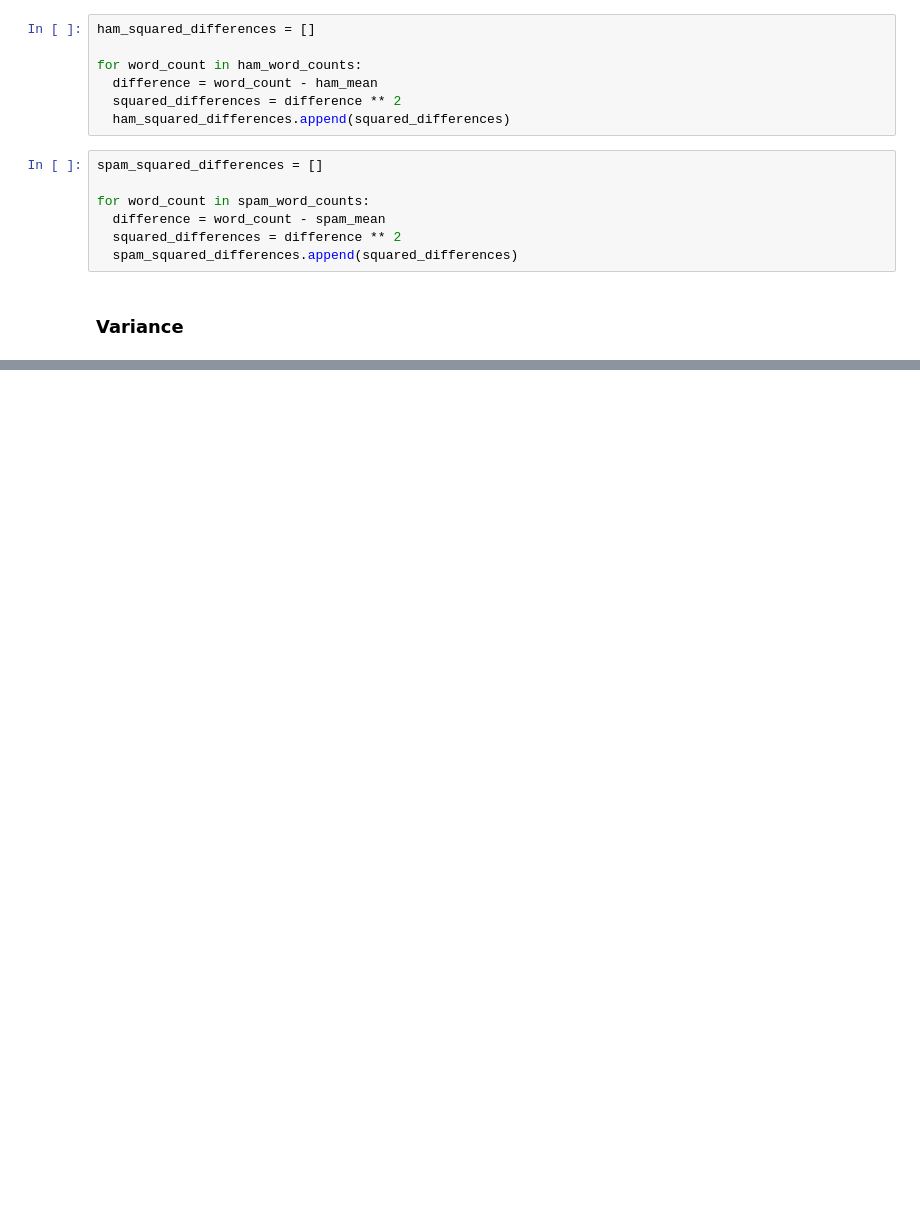
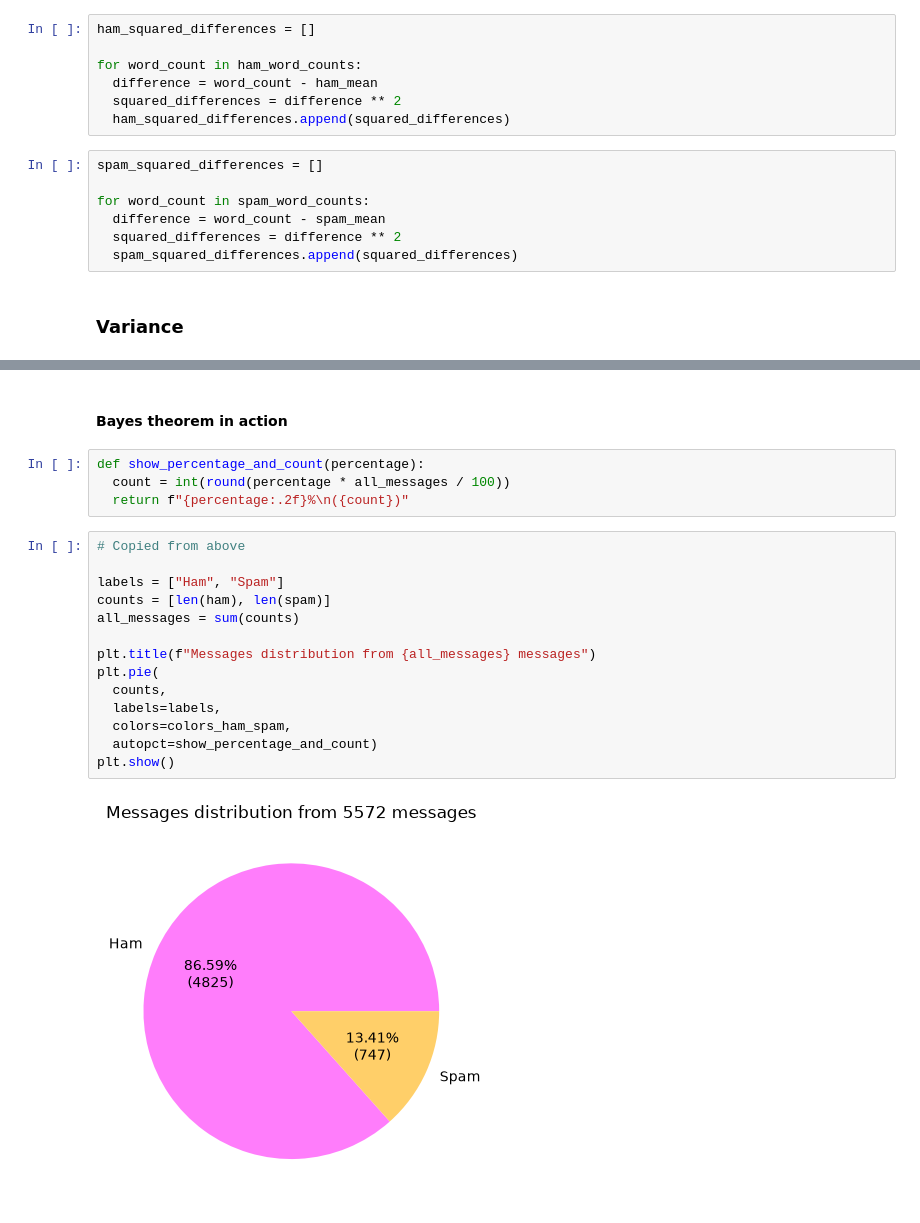
Before and after one commit to Blauenn/bu-cs207-spam-messages-identification, a Jupyter notebook: main.ipynb, the cells around one changed output, grey strips where cells are left out. Saved outputs shown, nothing was run; the diff lists cells and outputs as text; blank space fills up the shorter version.

Commit message:
Bayes' Theorem + findings

```diff
--- a/main.ipynb
+++ b/main.ipynb
@@ -350,0 +509,22 @@ print(spam_variance)
+# %% [markdown]
+#### **Bayes theorem in action**
+# %%
+def show_percentage_and_count(percentage):
+  count = int(round(percentage * all_messages / 100))
+  return f"{percentage:.2f}%\n({count})"
+# %%
+# Copied from above
+
+labels = ["Ham", "Spam"]
+counts = [len(ham), len(spam)]
+all_messages = sum(counts)
+
+plt.title(f"Messages distribution from {all_messages} messages")
+plt.pie(
+  counts,
+  labels=labels,
+  colors=colors_ham_spam,
+  autopct=show_percentage_and_count)
+plt.show()
+# %% [output]
+[figure, added]
```
Also changed, not shown: parts of 34 cells of this notebook.
